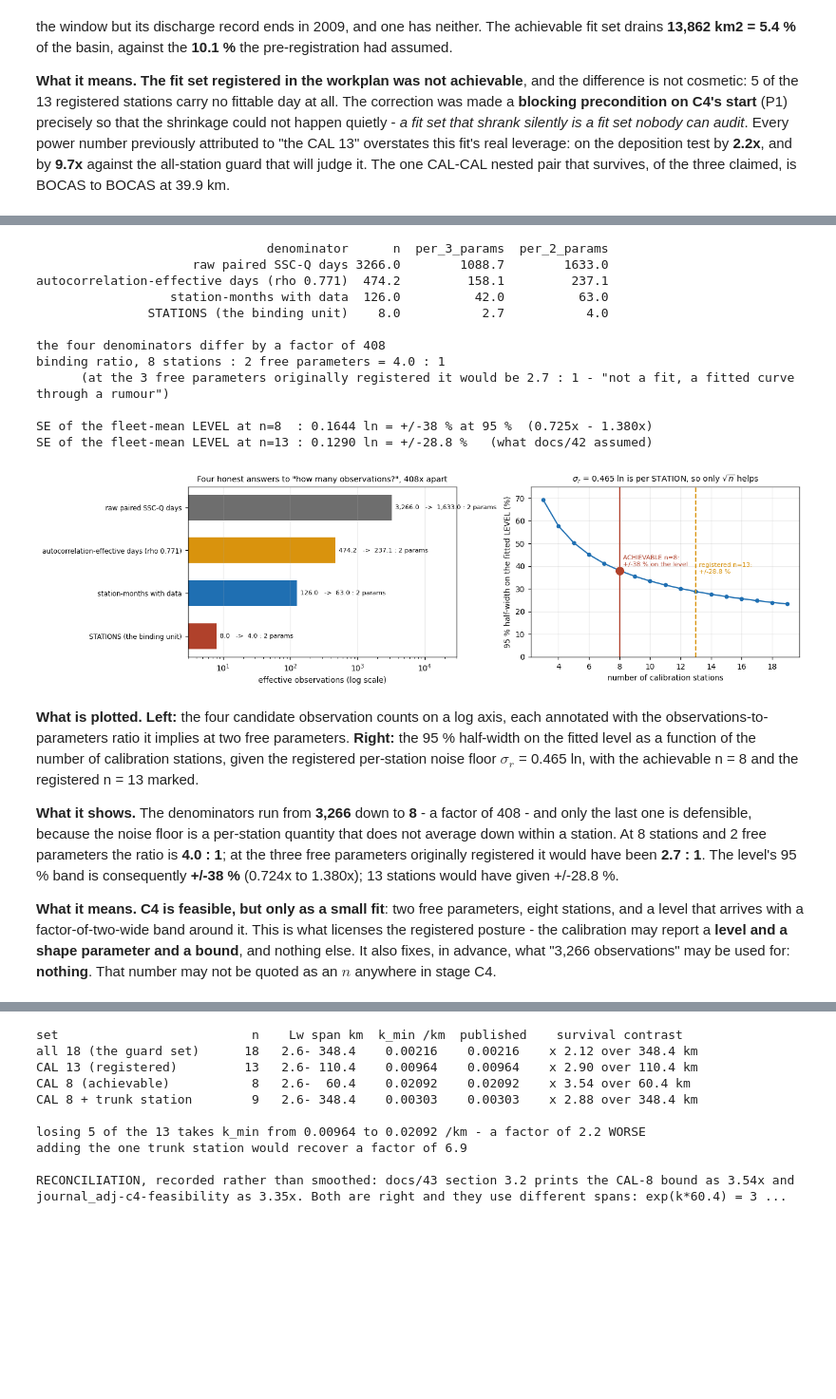
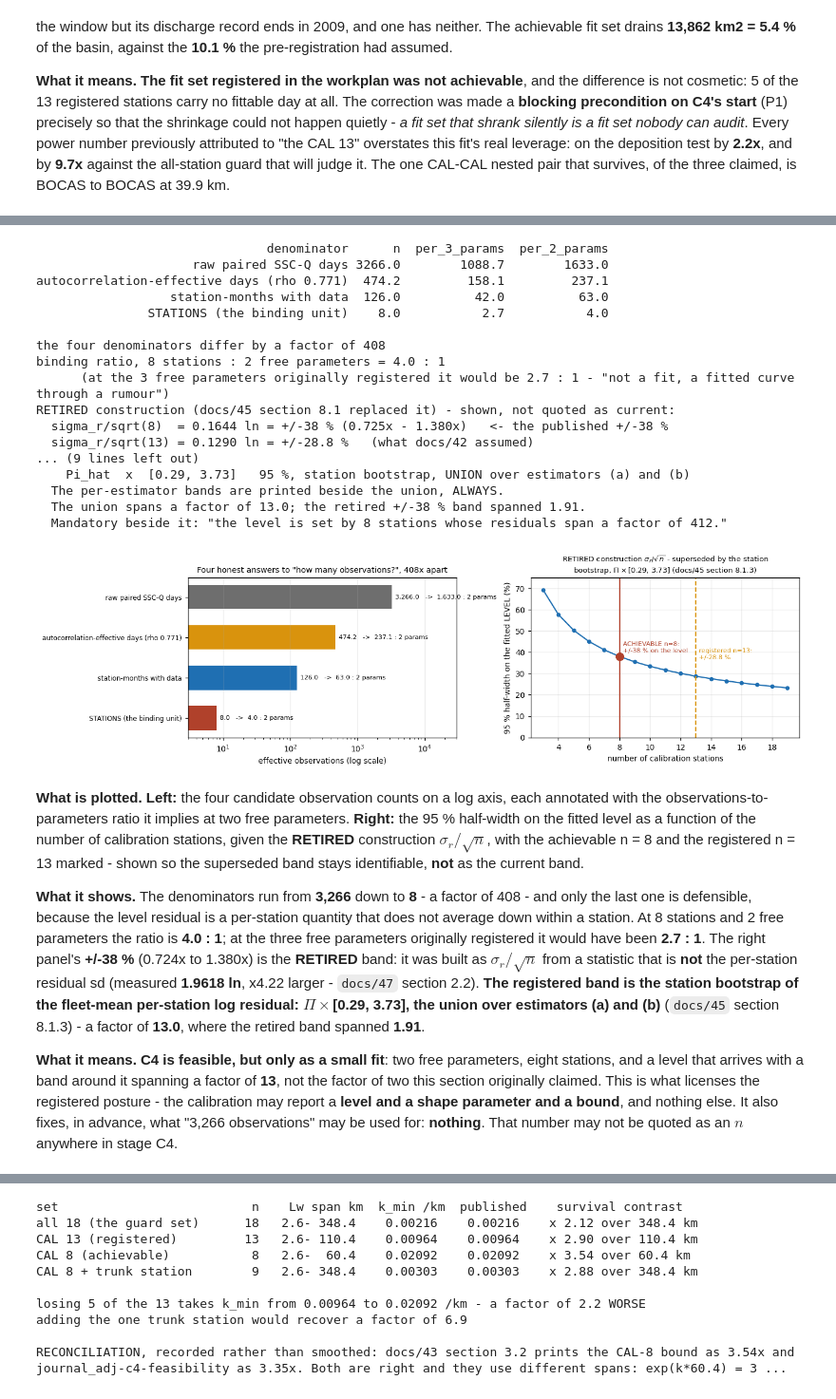
Before and after one commit to AYmANTwill/magdalena-mgb-sed, a Jupyter notebook: notebooks/19_c3_gate_and_c4_setup.ipynb, the cells around one changed output, grey strips where cells are left out. Shown at 95% size. Drawn from its saved outputs; the diff is of its cells as text; code cells hidden in the pictures; blank space fills up the shorter version.

```diff
--- a/notebooks/19_c3_gate_and_c4_setup.ipynb
+++ b/notebooks/19_c3_gate_and_c4_setup.ipynb
@@ -297,9 +297,11 @@ DRV = sed.load_drivers(FROZEN / 'h2e_drivers.npz')   # READ-ONLY on the frozen n
 # They happen to coincide here (both ascending, 0 differing positions, measured), but a
 # positional pairing that is only accidentally right is a silent spatial scramble waiting
 # for the first reordering upstream - so it is asserted, not assumed.  Same as nb18.
-GEOM = sed.load_geometry(PROC, mini_ids=DRV.mini_ids)    # adopted C (cited_central_2026_08_11)
-GEOM_PRIOR = sed.load_geometry(PROC, mini_ids=DRV.mini_ids,
-                               cp_revision='prior_2026_08_11')
+# V0 pin: ACT 2 (2026-08-12) moved the engine default to V4_dg; nb19 is a V0 record.
+GEOM = sed.load_geometry(PROC, mini_ids=DRV.mini_ids,
+                         urh_ls2d='urh_ls2d.csv', ls2d_column='ls2d_hs')    # adopted C, V0 pin
+GEOM_PRIOR = sed.load_geometry(PROC, mini_ids=DRV.mini_ids, cp_revision='prior_2026_08_11',
+                               urh_ls2d='urh_ls2d.csv', ls2d_column='ls2d_hs')
 NDAYS = DRV.qsur_mm.shape[0]
 YEARS = NDAYS / 365.25
 print(f'drivers  {DRV.qsur_mm.shape[0]} days x {DRV.qsur_mm.shape[1]} minibacias  '
@@ -2030,5 +2051,9 @@ $\sigma_r$ and $\rho$ carried from `docs/42` section 4.2.
 # %%
-SIGMA_R = 0.465          # ln units, docs/42 section 4.2 - PER STATION, does not average down
+# SIGMA_R is the two-estimator DISAGREEMENT statistic (docs/42 section 4.2). It is RETIRED
+# as a per-station residual sd (docs/47 section 2.2 D2 measures that at 1.9618 ln, x4.22 larger).
+# Kept here only to reproduce the SUPERSEDED construction so it stays identifiable.
+SIGMA_R = 0.465          # ln units - estimator disagreement ONLY, NOT a residual floor
+RESID_SD_MEASURED = 1.9618   # ln, docs/47 section 2.2 (D2): the actual per-station residual sd
 N_FREE = 2               # docs/45 section 2.2: alpha (as the handle on Pi) and beta
 DEN = pd.DataFrame({
     'denominator': ['raw paired SSC-Q days', 'autocorrelation-effective days (rho 0.771)',
@@ -2042,11 +2067,34 @@ print(f'binding ratio, 8 stations : 2 free parameters = {n_d/N_FREE:.1f} : 1')
 print(f'      (at the 3 free parameters originally registered it would be {n_d/3:.1f} : 1 - '
       f'"not a fit, a fitted curve through a rumour")')
 
+# ---- the SUPERSEDED construction, reproduced so it stays identifiable, NOT quoted as current
 SE8 = SIGMA_R / np.sqrt(8); SE13 = SIGMA_R / np.sqrt(13)
-print(f'\nSE of the fleet-mean LEVEL at n=8  : {SE8:.4f} ln = +/-{100*(np.exp(1.96*SE8)-1):.0f} % '
-      f'at 95 %  ({np.exp(-1.96*SE8):.3f}x - {np.exp(1.96*SE8):.3f}x)')
-print(f'SE of the fleet-mean LEVEL at n=13 : {SE13:.4f} ln = '
-      f'+/-{100*(np.exp(1.96*SE13)-1):.1f} %   (what docs/42 assumed)')
+print('RETIRED construction (docs/45 section 8.1 replaced it) - shown, not quoted as current:')
+print(f'  sigma_r/sqrt(8)  = {SE8:.4f} ln = +/-{100*(np.exp(1.96*SE8)-1):.0f} % '
+      f'({np.exp(-1.96*SE8):.3f}x - {np.exp(1.96*SE8):.3f}x)   <- the published +/-38 %')
+print(f'  sigma_r/sqrt(13) = {SE13:.4f} ln = +/-{100*(np.exp(1.96*SE13)-1):.1f} %   '
+      f'(what docs/42 assumed)')
+print(f'  measured per-station residual sd is {RESID_SD_MEASURED} ln, not {SIGMA_R} '
+      f'(x{RESID_SD_MEASURED/SIGMA_R:.2f}) - docs/47 section 2.2 (D2)')
+
+# ---- THE REGISTERED BAND: docs/45 section 8.1.3. A PROCEDURE, NOT A CONSTANT.
+# station-level bootstrap of the fleet-mean per-station log residual; 10,000 station resamples,
+# seed 20260810; C4.3 recomputes it on its own residuals. Values below are the PRE-FIT EXPECTATION.
+BOOT = pd.DataFrame({
+    'estimator': ['(a) the objective estimator (docs/45 section 7.1)',
+                  '(b) the docs/42 section 9 registered primary'],
+    'point_ln': [2.5772, 1.9240],
+    'band_lo': [0.418, 0.286],
+    'band_hi': [2.289, 3.730],
+    'halfwidth_ln': [0.8500, 1.2833]})
+print('\nREGISTERED band on the level - station bootstrap, 10,000 resamples, seed 20260810')
+print('(docs/45 section 8.1.3; PRE-FIT EXPECTATION - the band is a PROCEDURE, not a constant):')
+print(BOOT.to_string(index=False))
+print('\n  REPORTING CONVENTION (registered, and explicitly NOT a statistical claim):')
+print('    Pi_hat  x  [0.29, 3.73]   95 %, station bootstrap, UNION over estimators (a) and (b)')
+print('  The per-estimator bands are printed beside the union, ALWAYS.')
+print('  The union spans a factor of 13.0; the retired +/-38 % band spanned 1.91.')
+print('  Mandatory beside it: "the level is set by 8 stations whose residuals span a factor of 412."')
 
 fig, ax = plt.subplots(1, 2, figsize=(12.6, 3.7))
 yv2 = np.arange(len(DEN))[::-1]
@@ -2060,53 +2108,65 @@ ax[0].set_xlabel('effective observations (log scale)')
 ax[0].set_title('Four honest answers to "how many observations?", 408x apart', fontsize=9.3)
 ax[0].grid(alpha=0.25, axis='x')
 
 ns = np.arange(3, 20)
 halfw = 100 * (np.exp(1.96 * SIGMA_R / np.sqrt(ns)) - 1)
 ax[1].plot(ns, halfw, 'o-', color=CB['blue'], ms=4)
 ax[1].axvline(8, color=CB['red'], lw=1.4)
 ax[1].axvline(13, color=CB['amber'], lw=1.4, ls='--')
 ax[1].plot([8], [100 * (np.exp(1.96 * SE8) - 1)], 'o', color=CB['red'], ms=9)
 ax[1].text(8.25, 100 * (np.exp(1.96 * SE8) - 1) + 2,
            f'ACHIEVABLE n=8:\n+/-{100*(np.exp(1.96*SE8)-1):.0f} % on the level', fontsize=7.4,
            color=CB['red'])
 ax[1].text(13.2, 100 * (np.exp(1.96 * SE13) - 1) + 8,
            f'registered n=13:\n+/-{100*(np.exp(1.96*SE13)-1):.1f} %', fontsize=7.4,
            color=CB['amber'])
 ax[1].set_xlabel('number of calibration stations')
 ax[1].set_ylabel('95 % half-width on the fitted LEVEL (%)')
 ax[1].set_ylim(0, 75)
-ax[1].set_title('$\\sigma_r$ = 0.465 ln is per STATION, so only $\\sqrt{n}$ helps', fontsize=9.3)
+ax[1].set_title('RETIRED construction $\\sigma_r/\\sqrt{n}$ - superseded by the station\n'
+                'bootstrap, $\\Pi\\times$[0.29, 3.73] (docs/45 section 8.1.3)', fontsize=8.6)
 ax[1].grid(alpha=0.25)
 plt.tight_layout(); plt.show()
 # %% [output]
                                denominator      n  per_3_params  per_2_params
                      raw paired SSC-Q days 3266.0        1088.7        1633.0
 autocorrelation-effective days (rho 0.771)  474.2         158.1         237.1
                   station-months with data  126.0          42.0          63.0
                STATIONS (the binding unit)    8.0           2.7           4.0
 
 the four denominators differ by a factor of 408
 binding ratio, 8 stations : 2 free parameters = 4.0 : 1
       (at the 3 free parameters originally registered it would be 2.7 : 1 - "not a fit, a fitted curve through a rumour")
-
-SE of the fleet-mean LEVEL at n=8  : 0.1644 ln = +/-38 % at 95 %  (0.725x - 1.380x)
-SE of the fleet-mean LEVEL at n=13 : 0.1290 ln = +/-28.8 %   (what docs/42 assumed)
+RETIRED construction (docs/45 section 8.1 replaced it) - shown, not quoted as current:
+  sigma_r/sqrt(8)  = 0.1644 ln = +/-38 % (0.725x - 1.380x)   <- the published +/-38 %
+  sigma_r/sqrt(13) = 0.1290 ln = +/-28.8 %   (what docs/42 assumed)
+... (9 lines left out)
+    Pi_hat  x  [0.29, 3.73]   95 %, station bootstrap, UNION over estimators (a) and (b)
+  The per-estimator bands are printed beside the union, ALWAYS.
+  The union spans a factor of 13.0; the retired +/-38 % band spanned 1.91.
+  Mandatory beside it: "the level is set by 8 stations whose residuals span a factor of 412."
-[figure, old version]
+[figure, new version]
 # %% [markdown]
 **What is plotted.** **Left:** the four candidate observation counts on a log axis, each annotated with
 the observations-to-parameters ratio it implies at two free parameters. **Right:** the 95 %
 half-width on the fitted level as a function of the number of calibration stations, given the
-registered per-station noise floor $\sigma_r$ = 0.465 ln, with the achievable n = 8 and the
-registered n = 13 marked.
+**RETIRED** construction $\sigma_r/\sqrt{n}$, with the achievable n = 8 and the
+registered n = 13 marked - shown so the superseded band stays identifiable, **not** as the current
+band.
 
 **What it shows.** The denominators run from **3,266** down to **8** - a factor of 408 - and only the
-last one is defensible, because the noise floor is a per-station quantity that does not average
+last one is defensible, because the level residual is a per-station quantity that does not average
 down within a station. At 8 stations and 2 free parameters the ratio is **4.0 : 1**; at the three
-free parameters originally registered it would have been **2.7 : 1**. The level's 95 % band is
-consequently **+/-38 %** (0.724x to 1.380x); 13 stations would have given +/-28.8 %.
+free parameters originally registered it would have been **2.7 : 1**. The right panel's
+**+/-38 %** (0.724x to 1.380x) is the **RETIRED** band: it was built as $\sigma_r/\sqrt{n}$ from a
+statistic that is **not** the per-station residual sd (measured **1.9618 ln**, x4.22 larger -
+`docs/47` section 2.2). **The registered band is the station bootstrap of the fleet-mean
+per-station log residual: $\Pi\times$[0.29, 3.73], the union over estimators (a) and (b)**
+(`docs/45` section 8.1.3) - a factor of **13.0**, where the retired band spanned **1.91**.
 
 **What it means.** **C4 is feasible, but only as a small fit**: two free parameters, eight stations,
-and a level that arrives with a factor-of-two-wide band around it. This is what licenses the
+and a level that arrives with a band around it spanning a factor of **13**, not the factor of two
+this section originally claimed. This is what licenses the
 registered posture - the calibration may report a **level and a shape parameter and a bound**, and
 nothing else. It also fixes, in advance, what "3,266 observations" may be used for: **nothing**.
 That number may not be quoted as an $n$ anywhere in stage C4.
```
Also changed, not shown: parts of 8 cells of this notebook, 1 other file.
